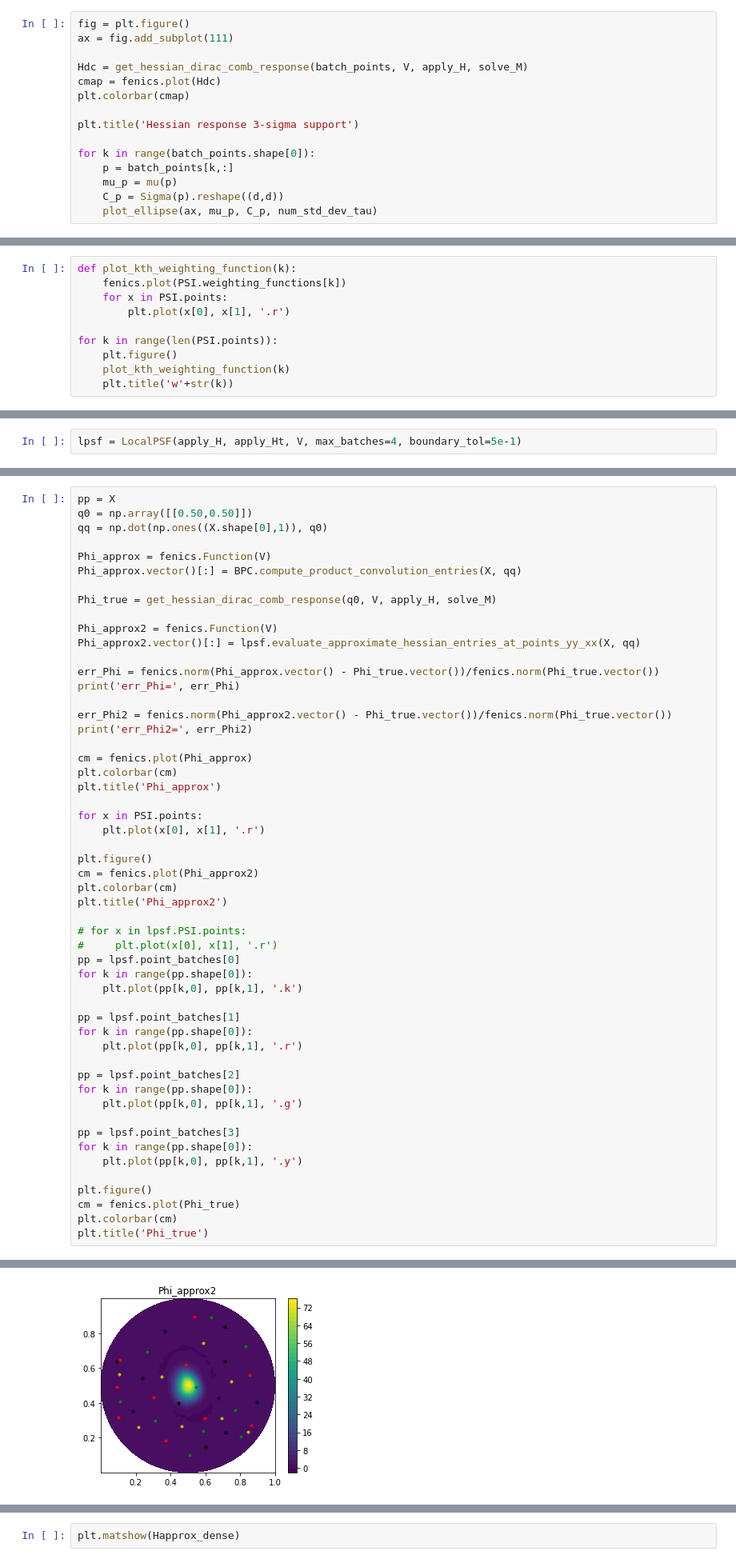
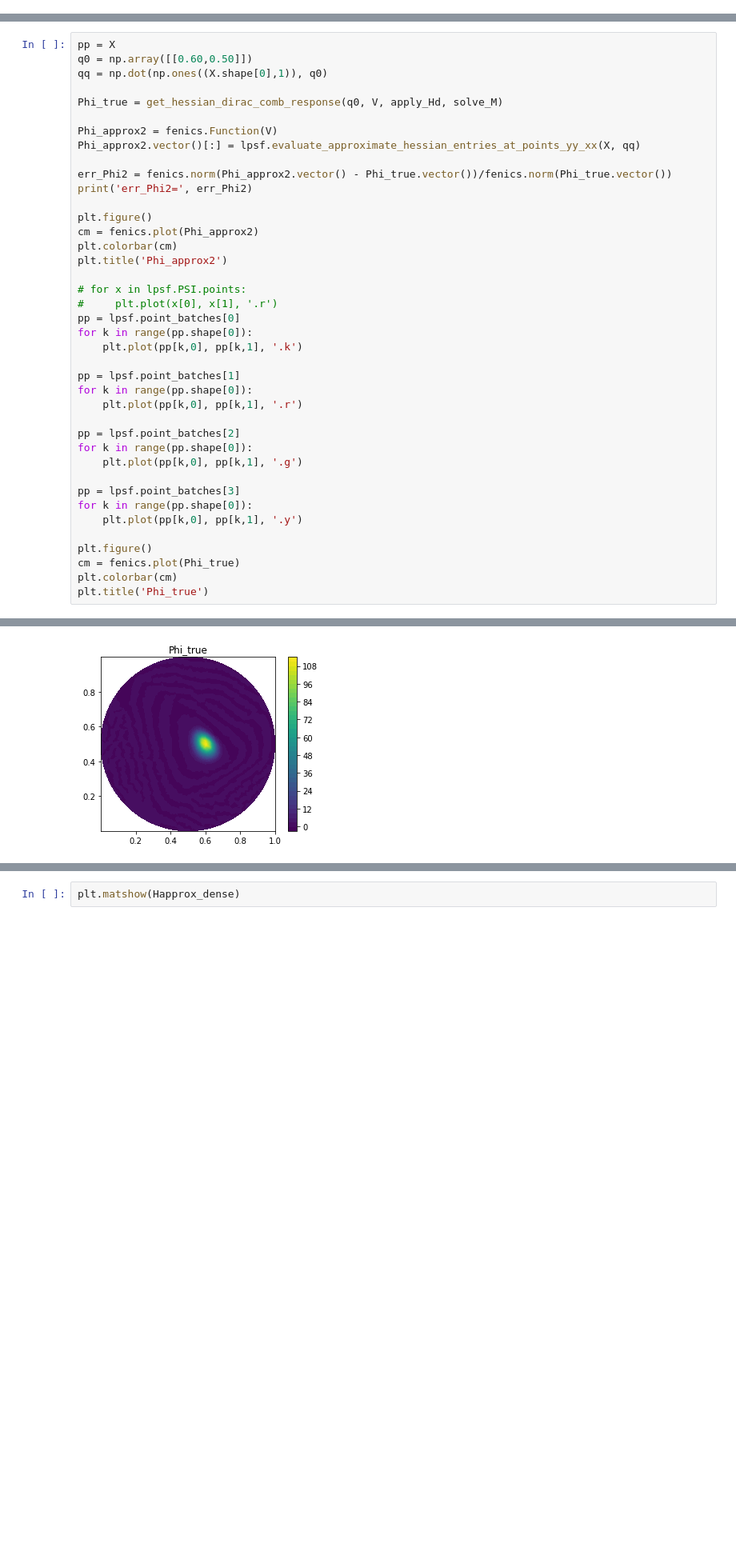
Before and after one commit to NickAlger/localpsf, a Jupyter notebook: code/heat_inverse_problem.ipynb, the cells around one changed output, grey strips where cells are left out. Shown at 80% size. Cells and saved outputs as stored; diff of their text form; blank space fills up the shorter version.

```diff
--- a/code/heat_inverse_problem.ipynb
+++ b/code/heat_inverse_problem.ipynb
@@ -494,15 +340,0 @@ batch_points = candidate_points[batch_inds,:]
-# %%
-fig = plt.figure()
-ax = fig.add_subplot(111)
-
-Hdc = get_hessian_dirac_comb_response(batch_points, V, apply_H, solve_M)
-cmap = fenics.plot(Hdc)
-plt.colorbar(cmap)
-
-plt.title('Hessian response 3-sigma support')
-
-for k in range(batch_points.shape[0]):
-    p = batch_points[k,:]
-    mu_p = mu(p)
-    C_p = Sigma(p).reshape((d,d))
-    plot_ellipse(ax, mu_p, C_p, num_std_dev_tau)
@@ -516,10 +340,0 @@ PSI.add_points([batch_points[k,:] for k in range(batch_points.shape[0])])
-# %%
-def plot_kth_weighting_function(k):
-    fenics.plot(PSI.weighting_functions[k])
-    for x in PSI.points:
-        plt.plot(x[0], x[1], '.r')
-
-for k in range(len(PSI.points)):
-    plt.figure()
-    plot_kth_weighting_function(k)
-    plt.title('w'+str(k))
@@ -609,2 +340,0 @@ $$H(a,p-h+h) = H(a+h,p)$$
-# %%
-lpsf = LocalPSF(apply_H, apply_Ht, V, max_batches=4, boundary_tol=5e-1)
@@ -687,29 +361,16 @@ dt_py= 0.27193188667297363
 bpc_cpp_err= 0.0
 # %%
 pp = X
-q0 = np.array([[0.50,0.50]])
+q0 = np.array([[0.60,0.50]])
 qq = np.dot(np.ones((X.shape[0],1)), q0)
 
-Phi_approx = fenics.Function(V)
-Phi_approx.vector()[:] = BPC.compute_product_convolution_entries(X, qq)
-
-Phi_true = get_hessian_dirac_comb_response(q0, V, apply_H, solve_M)
+Phi_true = get_hessian_dirac_comb_response(q0, V, apply_Hd, solve_M)
 
 Phi_approx2 = fenics.Function(V)
 Phi_approx2.vector()[:] = lpsf.evaluate_approximate_hessian_entries_at_points_yy_xx(X, qq)
 
-err_Phi = fenics.norm(Phi_approx.vector() - Phi_true.vector())/fenics.norm(Phi_true.vector())
-print('err_Phi=', err_Phi)
-
 err_Phi2 = fenics.norm(Phi_approx2.vector() - Phi_true.vector())/fenics.norm(Phi_true.vector())
 print('err_Phi2=', err_Phi2)
-
-cm = fenics.plot(Phi_approx)
-plt.colorbar(cm)
-plt.title('Phi_approx')
-
-for x in PSI.points:
-    plt.plot(x[0], x[1], '.r')
 
 plt.figure()
 cm = fenics.plot(Phi_approx2)
@@ -746 +406 @@ Text(0.5, 1.0, 'Phi_true')
-[figure, old version]
+[figure, new version]
```
Also changed, not shown: parts of 67 cells of this notebook, 3 other files.
